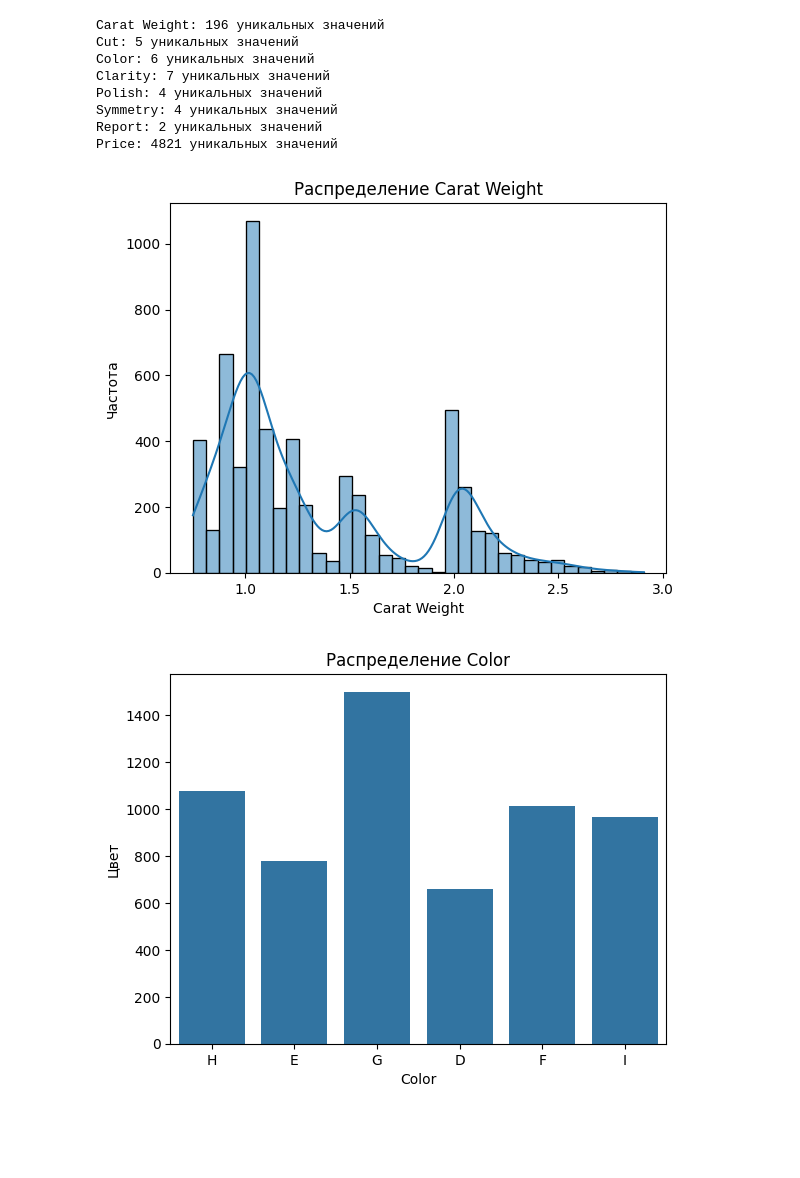
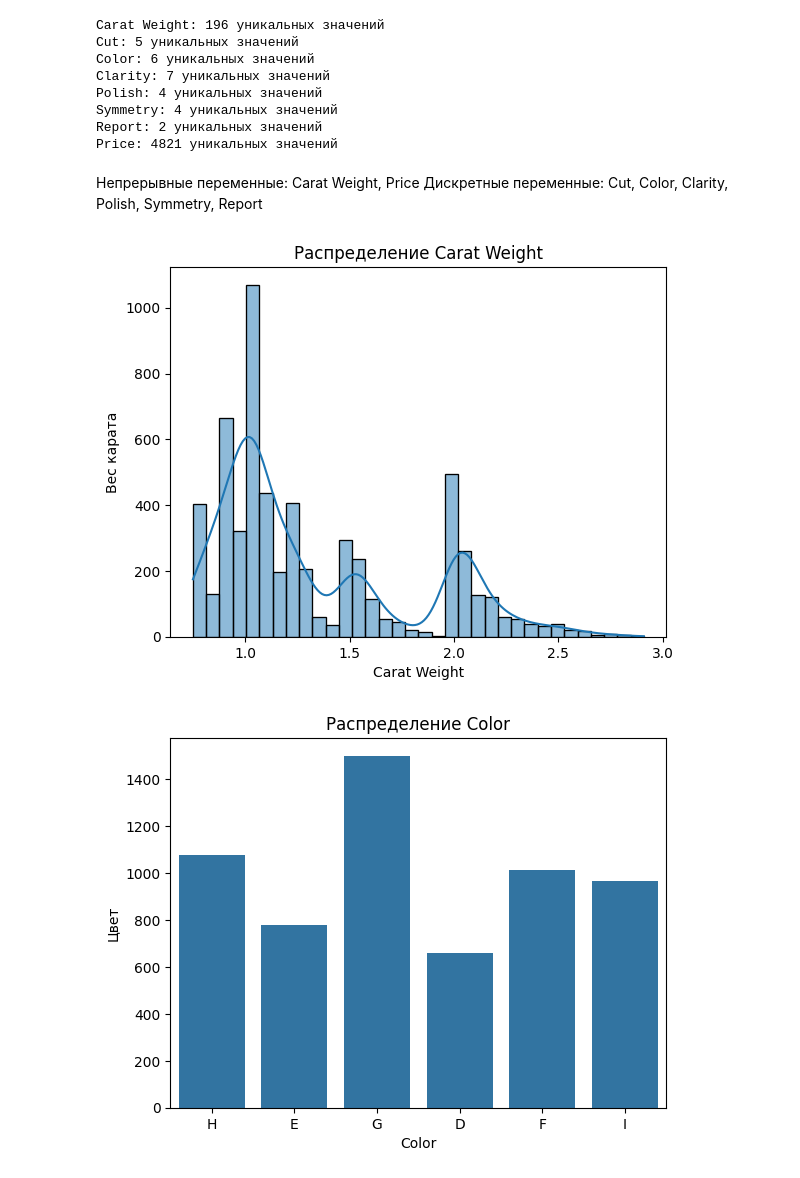
Before and after one commit to itsshln/pr1, a Jupyter notebook: Васильева_БПМ_22_1.ipynb, the cells around one changed output. Cells and saved outputs as stored; diff of their text form; code cells hidden in the pictures; blank space fills up the shorter version.

```diff
--- a/Васильева_БПМ_22_1.ipynb
+++ b/Васильева_БПМ_22_1.ipynb
@@ -91,14 +91,17 @@ Polish: 4 уникальных значений
 Symmetry: 4 уникальных значений
 Report: 2 уникальных значений
 Price: 4821 уникальных значений
+# %% [markdown]
+Непрерывные переменные: Carat Weight, Price
+Дискретные переменные: Cut, Color, Clarity, Polish, Symmetry, Report
 # %%
 sns.histplot(df['Carat Weight'], kde=True)
 plt.title('Распределение Carat Weight')
 plt.xlabel('Carat Weight')
-plt.ylabel('Частота')
+plt.ylabel('Вес карата')
 plt.show()
 # %% [output]
-[figure, old version]
+[figure, new version]
 # %%
 sns.countplot(x='Color', data=df)
 plt.title('Распределение Color')
```
